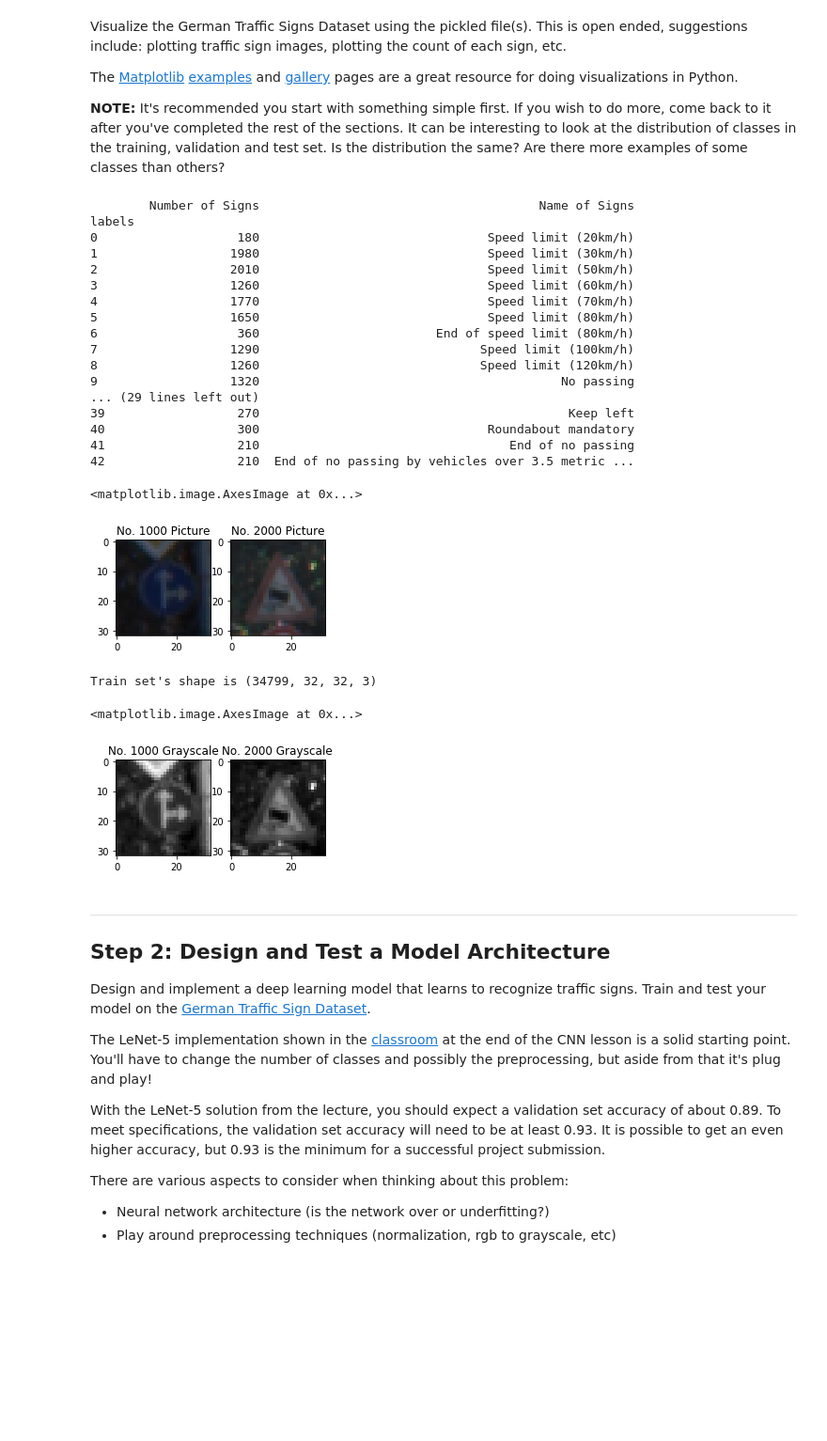
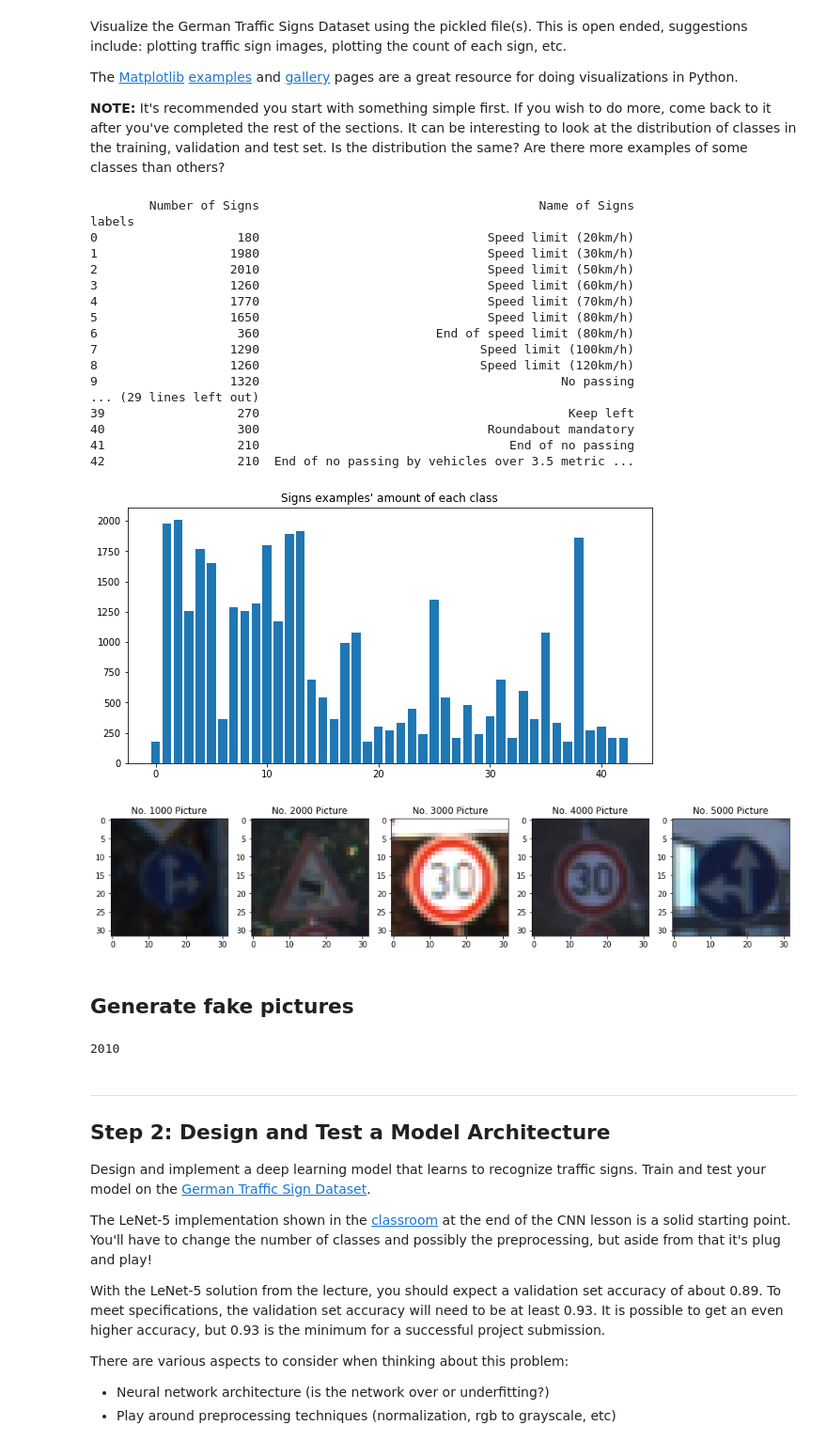
Before and after one commit to mgdreamingstar/CarND-Traffic-Sign-Classifier-Project, a Jupyter notebook: AWS/Traffic_Sign_Classifier.ipynb, the cells around one changed output. Shown: that part at 94% size. Cells and saved outputs as stored; diff of their text form; code cells hidden in the pictures; blank space fills up the shorter version.

```diff
--- a/AWS/Traffic_Sign_Classifier.ipynb
+++ b/AWS/Traffic_Sign_Classifier.ipynb
@@ -102,10 +113,12 @@ n_validation = np.shape(X_valid)[0]
 n_test = np.shape(X_test)[0]
 
 # TODO: What's the shape of an traffic sign image?
-image_shape = (np.shape(X_train)[1],np.shape(X_train)[2])
+image_shape = X_train[0].shape
 
 # TODO: How many unique classes/labels there are in the dataset.
-
+os.chdir(Home_dir)
+print('Changing to Home_dir.')
+cwd = os.getcwd()
 signnames = []
 with open(os.path.join(cwd, 'signnames.csv'),'rb') as signnamescsv:
     for row in signnamescsv:
@@ -117,4 +130,7 @@ print("Number of training examples =", n_train)
 print("Number of testing examples =", n_test)
 print("Image data shape =", image_shape)
 print("Number of classes =", n_classes)
+
+print("columns of the pickled data: ", train.keys())
+print('The shape of the pictures is {}'.format(repr(X_train[0,0:32,0:32,0].shape)))
 # %% [output]
@@ -133,67 +152,52 @@ The [Matplotlib](http://matplotlib.org/) [examples](http://matplotlib.org/exampl
 # %%
 ### Data exploration visualization code goes here.
 ### Feel free to use as many code cells as needed.
 import matplotlib.pyplot as plt
 # import cv2
 # Visualizations will be shown in the notebook.
 %matplotlib inline
 labelsgroup = pd.DataFrame({'labels':train['labels']})
 summary = pd.DataFrame(labelsgroup.groupby('labels').size())
 summary.insert(1,'Signs',signnames)
 summary.columns = ['Number of Signs','Name of Signs']
+plt.figure(figsize=(10,5))
+plt.title('Signs examples\' amount of each class')
+plt.bar(summary.index,summary['Number of Signs'])
 print(summary)
 # %% [output]
         Number of Signs                                      Name of Signs
 labels
 0                   180                               Speed limit (20km/h)
 1                  1980                               Speed limit (30km/h)
 2                  2010                               Speed limit (50km/h)
 3                  1260                               Speed limit (60km/h)
 4                  1770                               Speed limit (70km/h)
 5                  1650                               Speed limit (80km/h)
 6                   360                        End of speed limit (80km/h)
 7                  1290                              Speed limit (100km/h)
 8                  1260                              Speed limit (120km/h)
 9                  1320                                         No passing
 ... (29 lines left out)
 39                  270                                          Keep left
 40                  300                               Roundabout mandatory
 41                  210                                  End of no passing
 42                  210  End of no passing by vehicles over 3.5 metric ...
+[figure, added]
-# %%
-n = 1000
-# b = X_train[n,0:32,0:32,0]
-# r = X_train[n,0:32,0:32,1]
-# g = X_train[n,0:32,0:32,2]
-# img = np.dstack([b,r,g])
-# img1 = cv2.merge([b,r,g])
-# plt.imshow(img1)
-fig,(ax1,ax2) = plt.subplots(1,2,figsize = (4,4))
-img = X_train[n,...].squeeze()
-ax1.set_title('No. {} Picture'.format(n))
-ax1.imshow(img)
-img1 = X_train[n+1000,...].squeeze()
-ax2.set_title('No. {} Picture'.format(n+1000))
-ax2.imshow(img1)
-# %% [output]
-<matplotlib.image.AxesImage at 0x...>
-[figure, removed]
-# %%
-X_train_gray = np.dot(X_train[...,:],np.array([0.299, 0.587, 0.114]))
-X_valid_gray = np.dot(X_valid[...,:],np.array([0.299, 0.587, 0.114]))
-X_test_gray = np.dot(X_test[...,:],np.array([0.299, 0.587, 0.114]))
-print('Train set\'s shape is {}'.format(X_train.shape))
-fig,(ax1,ax2) = plt.subplots(1,2,figsize = (4,4))
-img = X_train_gray[n,...].squeeze()
-ax1.set_title('No. {} Grayscale'.format(n))
-ax1.imshow(img,cmap = plt.get_cmap('gray'))
-img1 = X_train_gray[n+1000,...].squeeze()
-ax2.set_title('No. {} Grayscale'.format(n+1000))
-ax2.imshow(img1,cmap = plt.get_cmap('gray'))
-# %% [output]
-Train set's shape is (34799, 32, 32, 3)
-<matplotlib.image.AxesImage at 0x...>
-[figure, removed]
+# %%
+n = 1000
+fig, ax = plt.subplots(1,5,figsize = (16,16))
+for ind in range(5):
+    img = X_train[n * (ind + 1)].squeeze()
+    ax[ind].set_title('No. {} Picture'.format(n + 1000 * ind))
+    ax[ind].imshow(img)
+# %% [output]
+[figure, added]
+# %% [markdown]
+## Generate fake pictures
+# %%
+max_pic_class = print(max(summary['Number of Signs']))
+# %% [output]
+2010
 # %% [markdown]
 ----
 
```
Also changed, not shown: parts of 57 cells of this notebook, 1 other file.
